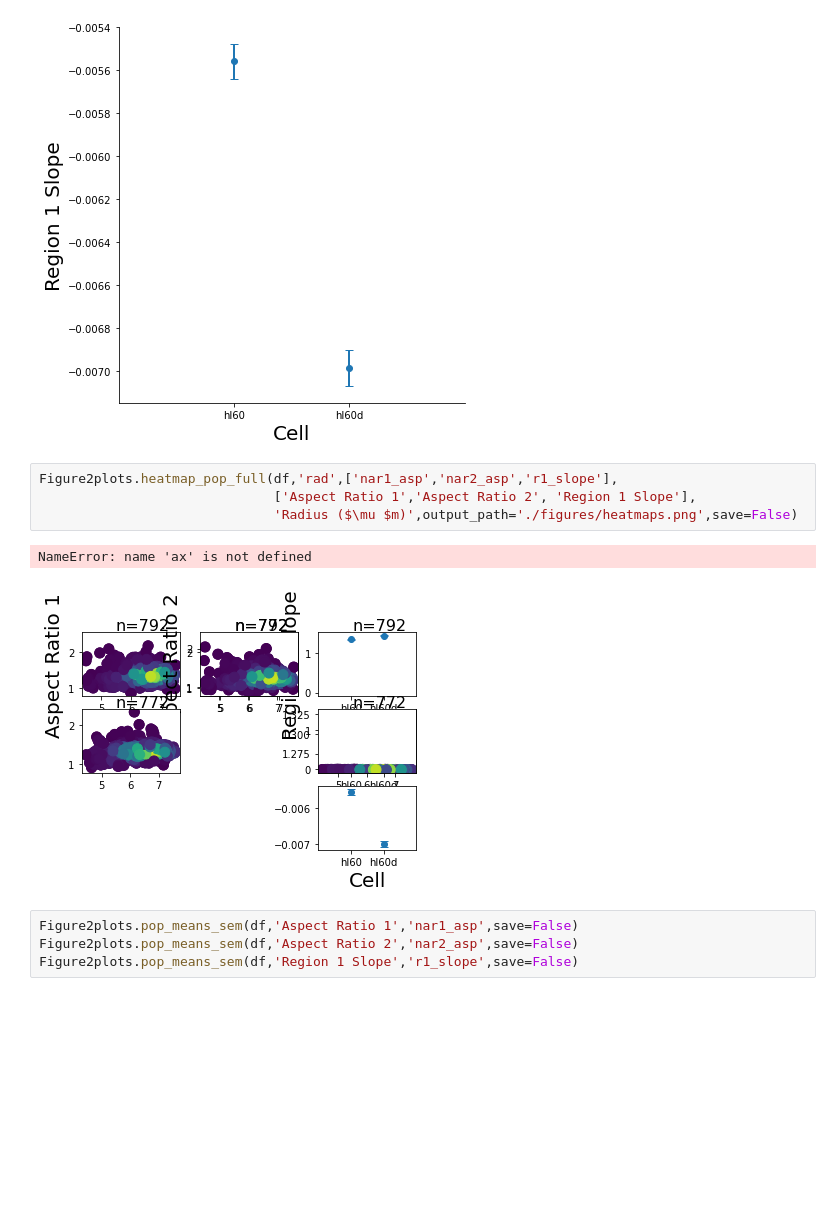
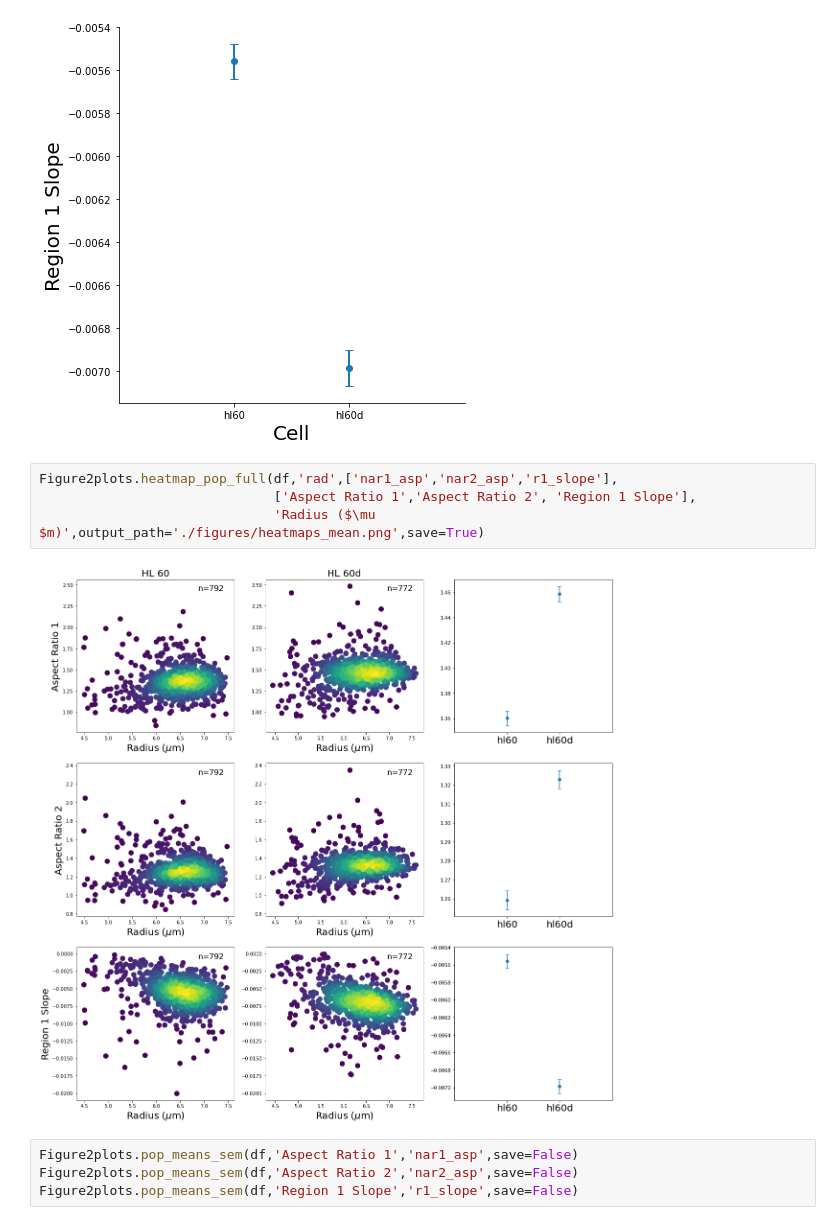
Before and after one commit to siwylab/time-series-dc, a Jupyter notebook: Figure 2.ipynb, the cells around one changed output. Saved outputs shown, nothing was run; the diff lists cells and outputs as text; blank space fills up the shorter version.

Commit message:
fixed figure 2 plot to include means of populations in third column

```diff
--- a/Figure 2.ipynb
+++ b/Figure 2.ipynb
@@ -133,10 +111,9 @@ Figure2plots.pop_means_sem(df,'Region 1 Slope','r1_slope',output_path = './figur
 # %%
 Figure2plots.heatmap_pop_full(df,'rad',['nar1_asp','nar2_asp','r1_slope'],
                               ['Aspect Ratio 1','Aspect Ratio 2', 'Region 1 Slope'],
-                              'Radius ($\mu $m)',output_path='./figures/heatmaps.png',save=False)
+                              'Radius ($\mu $m)',output_path='./figures/heatmaps_mean.png',save=True)
 # %% [output]
-NameError: name 'ax' is not defined
-[figure, old version]
+[figure, new version]
 # %%
 Figure2plots.pop_means_sem(df,'Aspect Ratio 1','nar1_asp',save=False)
 Figure2plots.pop_means_sem(df,'Aspect Ratio 2','nar2_asp',save=False)
```
Also changed, not shown: parts of 3 cells of this notebook, 1 other file.
